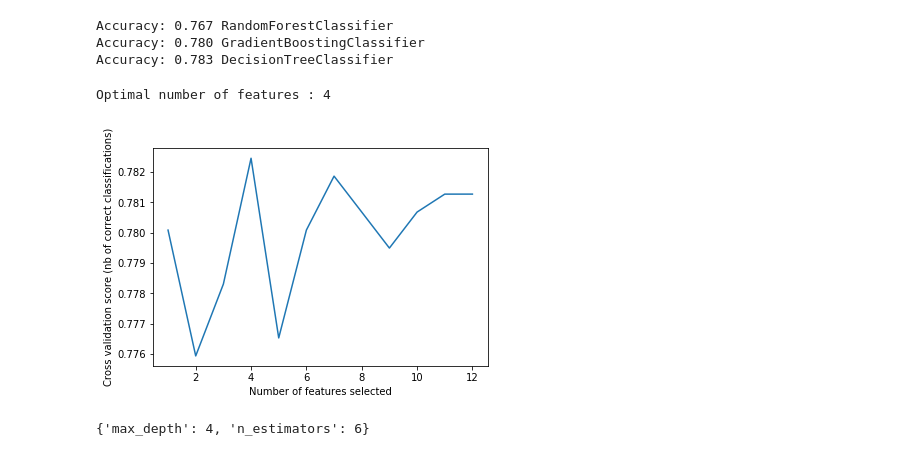
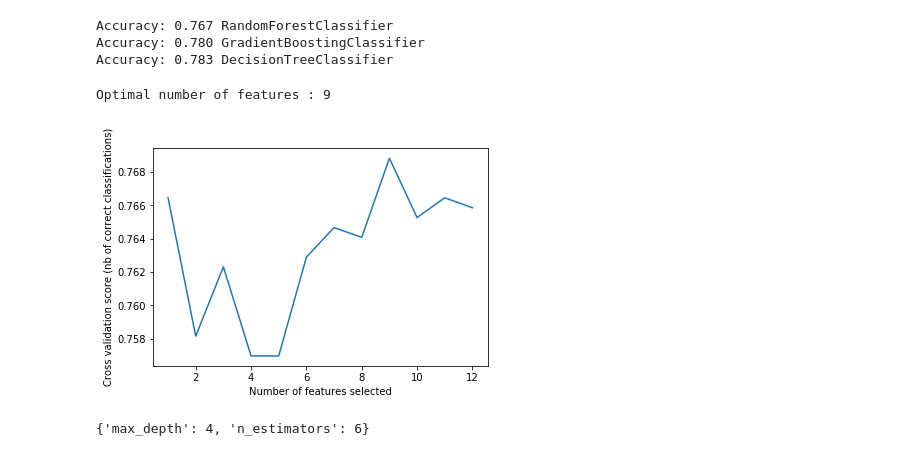
Before and after one commit to giangchip/ds-python, a Jupyter notebook: CreditOne Classification.ipynb, the cells around one changed output. Cells and saved outputs as stored; diff of their text form; code cells hidden in the pictures.

```diff
--- a/CreditOne Classification.ipynb
+++ b/CreditOne Classification.ipynb
@@ -159,20 +159,21 @@ Accuracy: 0.783 DecisionTreeClassifier
 # %%
 from sklearn.model_selection import StratifiedKFold
 from sklearn.feature_selection import RFECV
 
+gb = GradientBoostingClassifier(random_state=1)
 rfecv = RFECV(estimator=gb, step=1, cv=StratifiedKFold(2),
               scoring='accuracy')
 rfecv.fit(X_train,y_train)
 print("Optimal number of features : %d" % rfecv.n_features_)
 # Plot number of features VS. cross-validation scores
 plt.figure()
 plt.xlabel("Number of features selected")
 plt.ylabel("Cross validation score (nb of correct classifications)")
 plt.plot(range(1, len(rfecv.grid_scores_) + 1), rfecv.grid_scores_)
 plt.show()
 # %% [output]
-Optimal number of features : 4
+Optimal number of features : 9
-[figure, old version]
+[figure, new version]
 # %%
 from sklearn.model_selection import GridSearchCV
 parameters = {'n_estimators':[4,6,8,10,12,14], 'max_depth':[2,4,6,8,10]}
```
Also changed, not shown: parts of 3 cells of this notebook.
